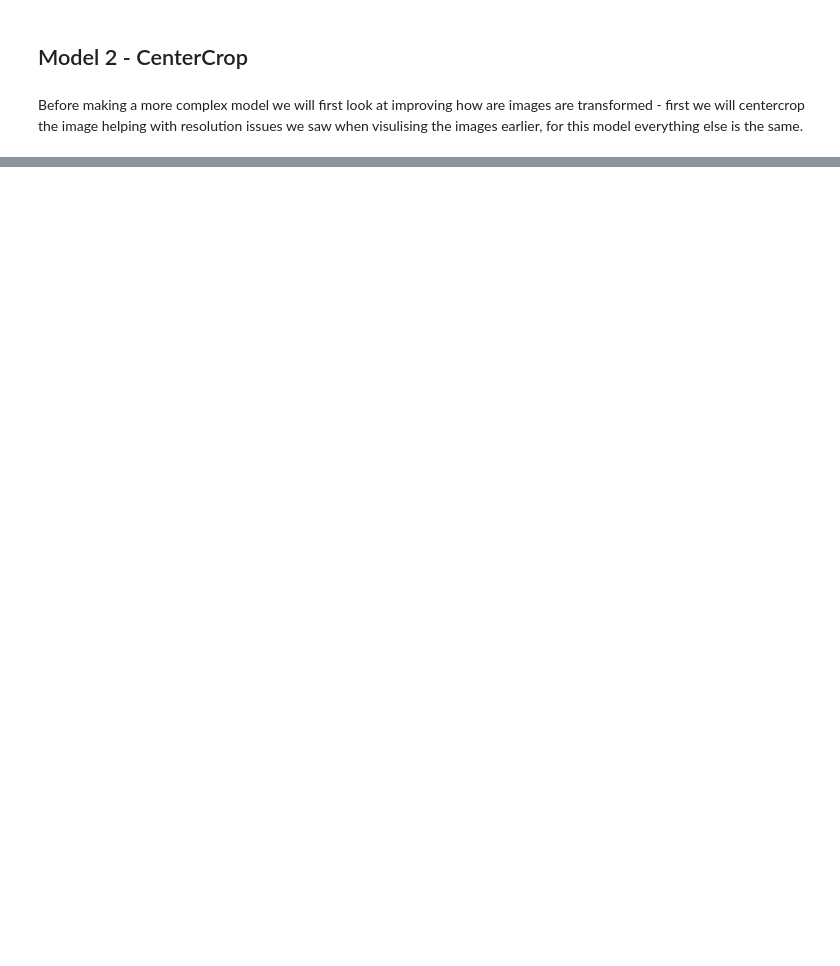
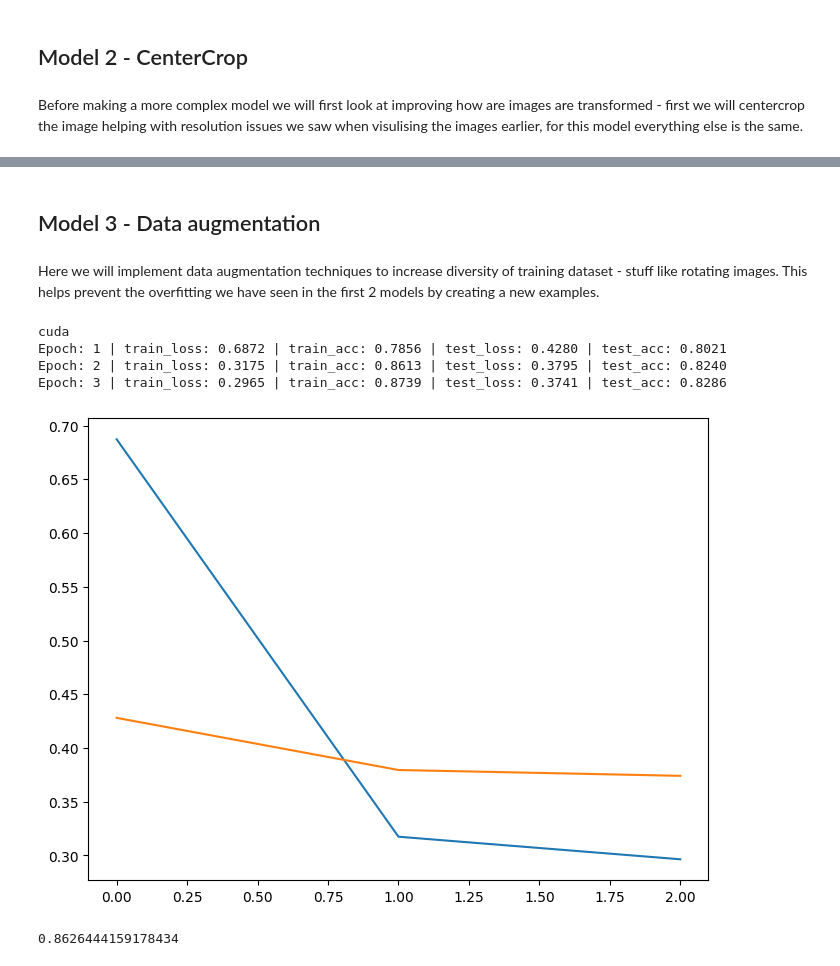
Before and after one commit to jackgoodsall/PneumoniaCVProblem, a Jupyter notebook: Experimentation/InitialInvestigation.ipynb, the cells around one changed output, grey strips where cells are left out. Cells and saved outputs as stored; diff of their text form; code cells hidden in the pictures; blank space fills up the shorter version.

```diff
--- a/Experimentation/InitialInvestigation.ipynb
+++ b/Experimentation/InitialInvestigation.ipynb
@@ -555,0 +584,4 @@ Epoch: 4 | train_loss: 0.1488 | train_acc: 0.9417 | test_loss: 0.7579 | test_acc
+# %% [markdown]
+## Model 3 - Data augmentation
+# %% [markdown]
+Here we will implement data augmentation techniques to increase diversity of training dataset - stuff like rotating images. This helps prevent the overfitting we have seen in the first 2 models by creating a new examples.
@@ -555,0 +609,42 @@ Epoch: 4 | train_loss: 0.1488 | train_acc: 0.9417 | test_loss: 0.7579 | test_acc
+# %%
+
+TRAINING_MODEL_NUMBER = 3
+
+if TRAINING_MODEL_NUMBER == 3:
+
+
+    train_data, _ = create_dataloaders(TRAIN_DIR, TEST_DIR, data_augmentation_transform, 64, NUM_WORKERS)
+    _ , test_data = create_dataloaders(TRAIN_DIR, TEST_DIR, test_data_transform, 64, NUM_WORKERS)
+    print(DEVICE)
+    modelv3 = PnuomniaSimpleFFv1()
+    modelv3.to(DEVICE)
+
+
+    loss_func_3 = torch.nn.CrossEntropyLoss()
+    train_model(train_data,
+                test_data,
+                modelv3,
+                loss_func_3,
+                epoches = 3
+                )
+
+    torch.save(modelv3.state_dict(), f'../Models/model_v{TRAINING_MODEL_NUMBER}_weights.pth')
+    evalutation_model(modelv3, test_data, loss_func)
+elif LOAD_ALL_MODELS:
+    try:
+
+        loss_func = torch.nn.CrossEntropyLoss()
+        train_data, _ = create_dataloaders(TRAIN_DIR, TEST_DIR, data_augmentation_transform, 64, NUM_WORKERS)
+        _ , test_data = create_dataloaders(TRAIN_DIR, TEST_DIR, test_data_transform, 64, NUM_WORKERS)
+        modelv3 = PnuomniaSimpleFFv1()
+        modelv3.load_state_dict(torch.load('../Models/model_v3_weights.pth'))
+        evalutation_model(modelv3, test_data, loss_func)
+    except:
+        print("Failed to load model")
+# %% [output]
+cuda
+Epoch: 1 | train_loss: 0.6872 | train_acc: 0.7856 | test_loss: 0.4280 | test_acc: 0.8021
+Epoch: 2 | train_loss: 0.3175 | train_acc: 0.8613 | test_loss: 0.3795 | test_acc: 0.8240
+Epoch: 3 | train_loss: 0.2965 | train_acc: 0.8739 | test_loss: 0.3741 | test_acc: 0.8286
+[figure, added]
+0.8626444159178434
```
Also changed, not shown: parts of 12 cells of this notebook.
